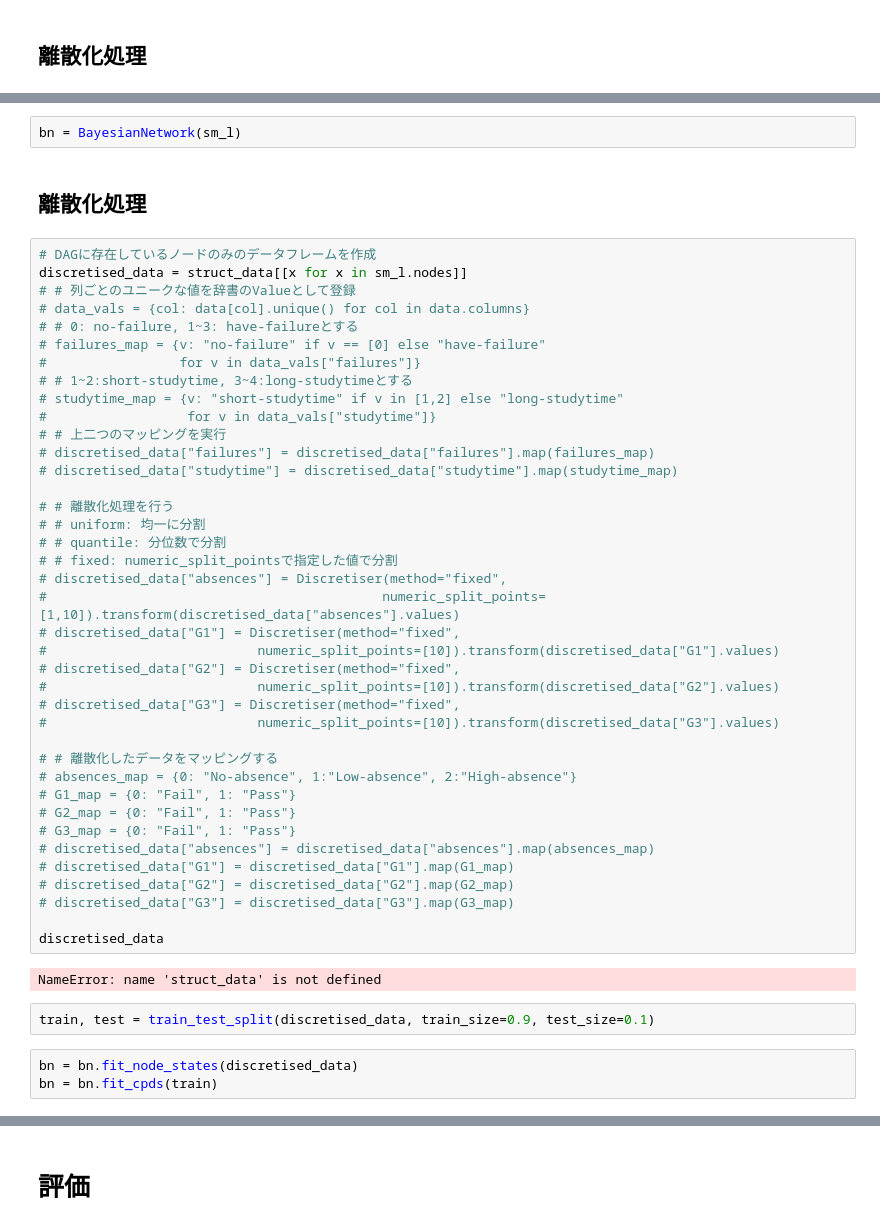
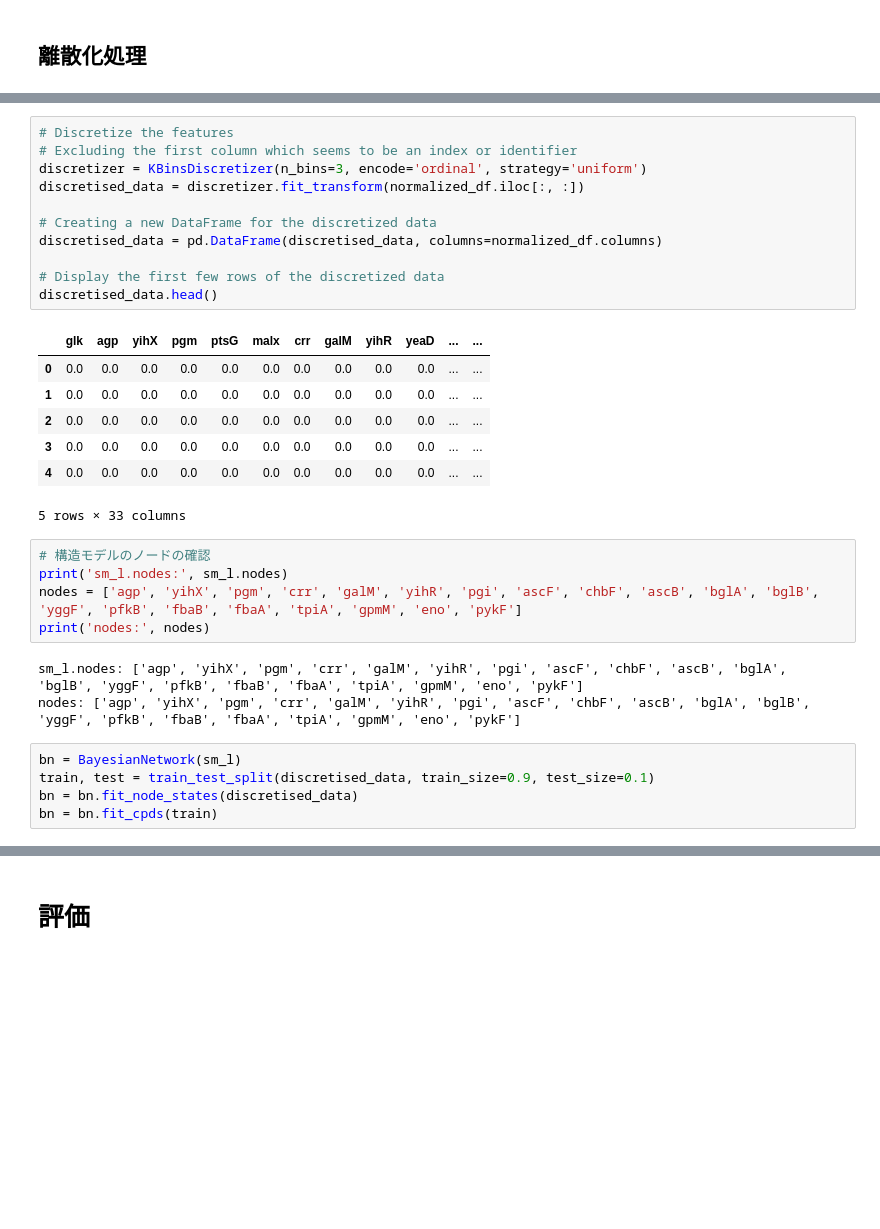
Before and after one commit to SanchanY/bn, a Jupyter notebook: work/bio_torch_CausalNext.ipynb, the cells around one changed output, grey strips where cells are left out. Drawn from its saved outputs; the diff is of its cells as text; blank space fills up the shorter version.

```diff
--- a/work/bio_torch_CausalNext.ipynb
+++ b/work/bio_torch_CausalNext.ipynb
@@ -271,50 +212,32 @@ NameError: name 'test' is not defined
-# %%
-bn = BayesianNetwork(sm_l)
-# %% [markdown]
-## 離散化処理
-# %%
-# DAGに存在しているノードのみのデータフレームを作成
-discretised_data = struct_data[[x for x in sm_l.nodes]]
-# # 列ごとのユニークな値を辞書のValueとして登録
-# data_vals = {col: data[col].unique() for col in data.columns}
-# # 0: no-failure, 1~3: have-failureとする
-# failures_map = {v: "no-failure" if v == [0] else "have-failure"
-#                 for v in data_vals["failures"]}
-# # 1~2:short-studytime, 3~4:long-studytimeとする
-# studytime_map = {v: "short-studytime" if v in [1,2] else "long-studytime"
-#                  for v in data_vals["studytime"]}
-# # 上二つのマッピングを実行
-# discretised_data["failures"] = discretised_data["failures"].map(failures_map)
-# discretised_data["studytime"] = discretised_data["studytime"].map(studytime_map)
-
-# # 離散化処理を行う
-# # uniform: 均一に分割
-# # quantile: 分位数で分割
-# # fixed: numeric_split_pointsで指定した値で分割
-# discretised_data["absences"] = Discretiser(method="fixed",
-#                                           numeric_split_points=[1,10]).transform(discretised_data["absences"].values)
-# discretised_data["G1"] = Discretiser(method="fixed",
-#                           numeric_split_points=[10]).transform(discretised_data["G1"].values)
-# discretised_data["G2"] = Discretiser(method="fixed",
-#                           numeric_split_points=[10]).transform(discretised_data["G2"].values)
-# discretised_data["G3"] = Discretiser(method="fixed",
-#                           numeric_split_points=[10]).transform(discretised_data["G3"].values)
-
-# # 離散化したデータをマッピングする
-# absences_map = {0: "No-absence", 1:"Low-absence", 2:"High-absence"}
-# G1_map = {0: "Fail", 1: "Pass"}
-# G2_map = {0: "Fail", 1: "Pass"}
-# G3_map = {0: "Fail", 1: "Pass"}
-# discretised_data["absences"] = discretised_data["absences"].map(absences_map)
-# discretised_data["G1"] = discretised_data["G1"].map(G1_map)
-# discretised_data["G2"] = discretised_data["G2"].map(G2_map)
-# discretised_data["G3"] = discretised_data["G3"].map(G3_map)
-
-discretised_data
-# %% [output]
-NameError: name 'struct_data' is not defined
+# %%
+# Discretize the features
+# Excluding the first column which seems to be an index or identifier
+discretizer = KBinsDiscretizer(n_bins=3, encode='ordinal', strategy='uniform')
+discretised_data = discretizer.fit_transform(normalized_df.iloc[:, :])
+
+# Creating a new DataFrame for the discretized data
+discretised_data = pd.DataFrame(discretised_data, columns=normalized_df.columns)
+
+# Display the first few rows of the discretized data
+discretised_data.head()
+# %% [output]
+|  | glk | agp | yihX | pgm | ptsG | malx | crr | galM | yihR | yeaD | ... | ... |
+| 0 | 0.0 | 0.0 | 0.0 | 0.0 | 0.0 | 0.0 | 0.0 | 0.0 | 0.0 | 0.0 | ... | ... |
+| 1 | 0.0 | 0.0 | 0.0 | 0.0 | 0.0 | 0.0 | 0.0 | 0.0 | 0.0 | 0.0 | ... | ... |
+| 2 | 0.0 | 0.0 | 0.0 | 0.0 | 0.0 | 0.0 | 0.0 | 0.0 | 0.0 | 0.0 | ... | ... |
+| 3 | 0.0 | 0.0 | 0.0 | 0.0 | 0.0 | 0.0 | 0.0 | 0.0 | 0.0 | 0.0 | ... | ... |
+| 4 | 0.0 | 0.0 | 0.0 | 0.0 | 0.0 | 0.0 | 0.0 | 0.0 | 0.0 | 0.0 | ... | ... |
+5 rows × 33 columns
+# %%
+# 構造モデルのノードの確認
+print('sm_l.nodes:', sm_l.nodes)
+nodes = ['agp', 'yihX', 'pgm', 'crr', 'galM', 'yihR', 'pgi', 'ascF', 'chbF', 'ascB', 'bglA', 'bglB', 'yggF', 'pfkB', 'fbaB', 'fbaA', 'tpiA', 'gpmM', 'eno', 'pykF']
+print('nodes:', nodes)
+# %% [output]
+sm_l.nodes: ['agp', 'yihX', 'pgm', 'crr', 'galM', 'yihR', 'pgi', 'ascF', 'chbF', 'ascB', 'bglA', 'bglB', 'yggF', 'pfkB', 'fbaB', 'fbaA', 'tpiA', 'gpmM', 'eno', 'pykF']
+nodes: ['agp', 'yihX', 'pgm', 'crr', 'galM', 'yihR', 'pgi', 'ascF', 'chbF', 'ascB', 'bglA', 'bglB', 'yggF', 'pfkB', 'fbaB', 'fbaA', 'tpiA', 'gpmM', 'eno', 'pykF']
 # %%
+bn = BayesianNetwork(sm_l)
 train, test = train_test_split(discretised_data, train_size=0.9, test_size=0.1)
+bn = bn.fit_node_states(discretised_data)
+bn = bn.fit_cpds(train)
-# %%
-bn = bn.fit_node_states(discretised_data)
-bn = bn.fit_cpds(train)
```
Also changed, not shown: parts of 21 cells of this notebook, 1 other file.
